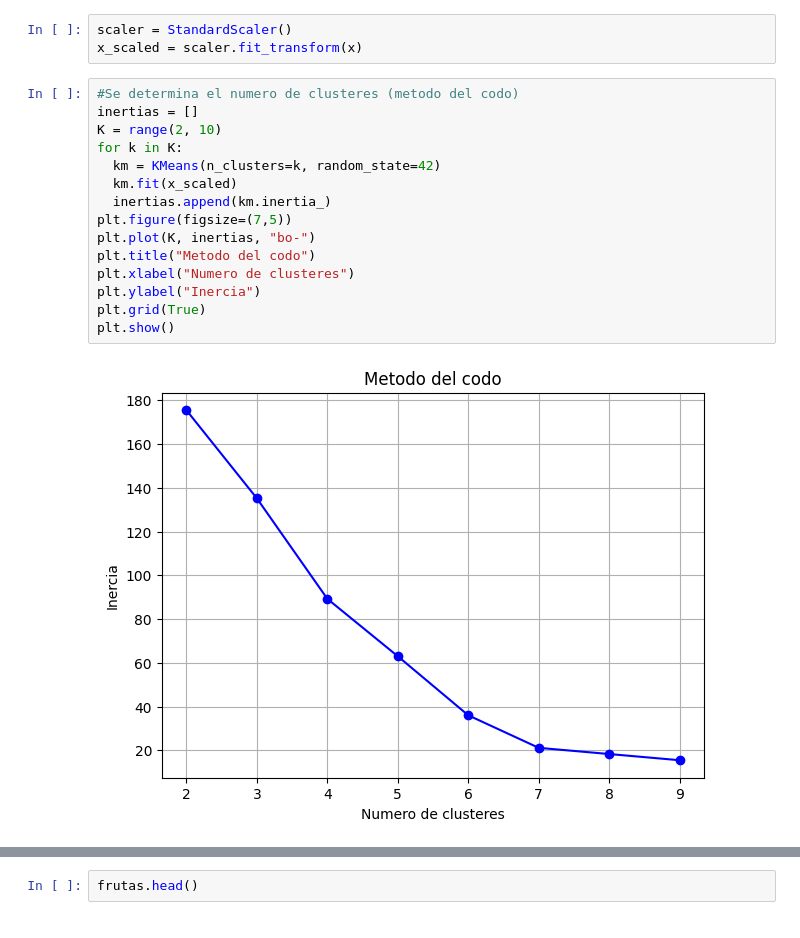
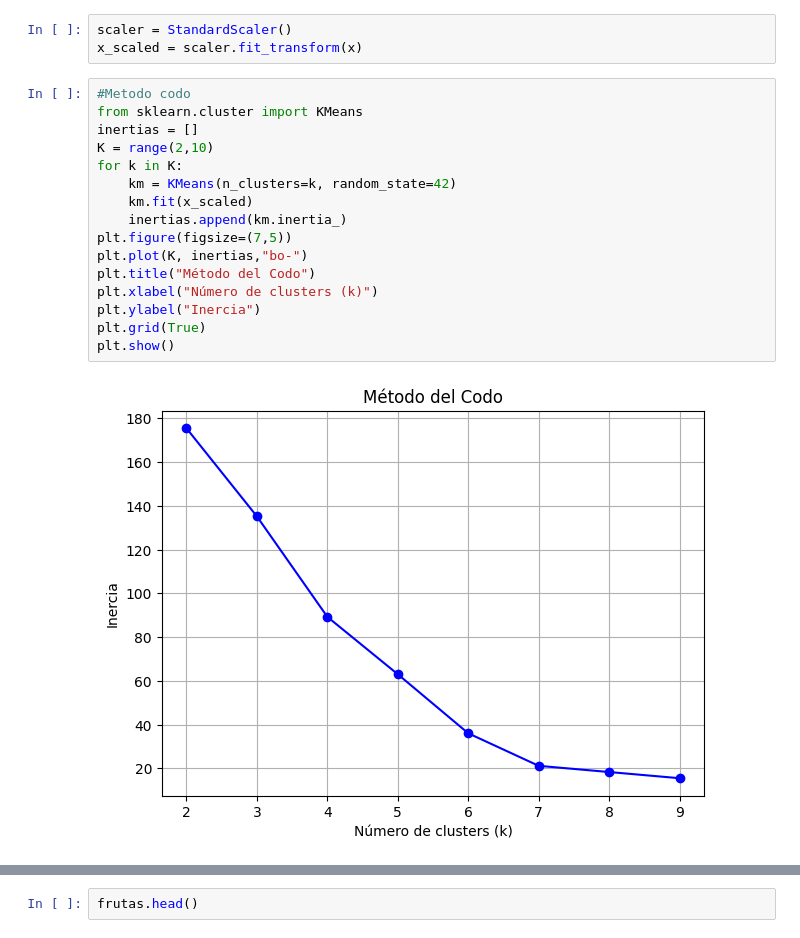
Before and after one commit to KBCoronado/MachineLearning, a Jupyter notebook: Unidad4/Practica_2_Clustering_de_Frutas_con_K_Means.ipynb, the cells around one changed output, grey strips where cells are left out. Cells and saved outputs as stored; diff of their text form.

```diff
--- a/Unidad4/Practica_2_Clustering_de_Frutas_con_K_Means.ipynb
+++ b/Unidad4/Practica_2_Clustering_de_Frutas_con_K_Means.ipynb
@@ -41,20 +31,21 @@ x.head()
 scaler = StandardScaler()
 x_scaled = scaler.fit_transform(x)
 # %%
-#Se determina el numero de clusteres (metodo del codo)
+#Metodo codo
+from sklearn.cluster import KMeans
 inertias = []
-K = range(2, 10)
+K = range(2,10)
 for k in K:
-  km = KMeans(n_clusters=k, random_state=42)
-  km.fit(x_scaled)
-  inertias.append(km.inertia_)
+    km = KMeans(n_clusters=k, random_state=42)
+    km.fit(x_scaled)
+    inertias.append(km.inertia_)
 plt.figure(figsize=(7,5))
-plt.plot(K, inertias, "bo-")
-plt.title("Metodo del codo")
-plt.xlabel("Numero de clusteres")
+plt.plot(K, inertias,"bo-")
+plt.title("Método del Codo")
+plt.xlabel("Número de clusters (k)")
 plt.ylabel("Inercia")
 plt.grid(True)
 plt.show()
 # %% [output]
-[figure, old version]
+[figure, new version]
 # %%
```
Also changed, not shown: parts of 14 cells of this notebook.
